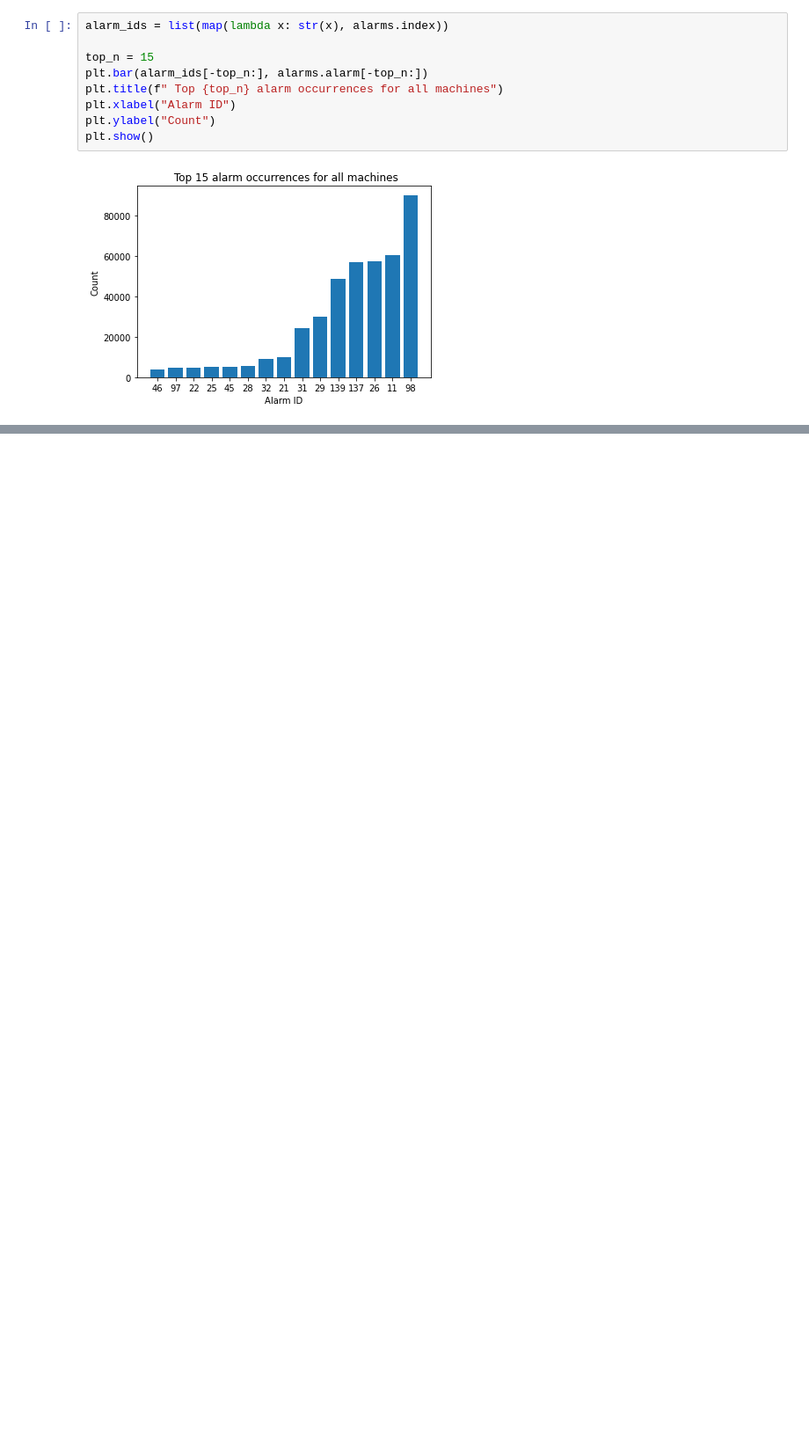
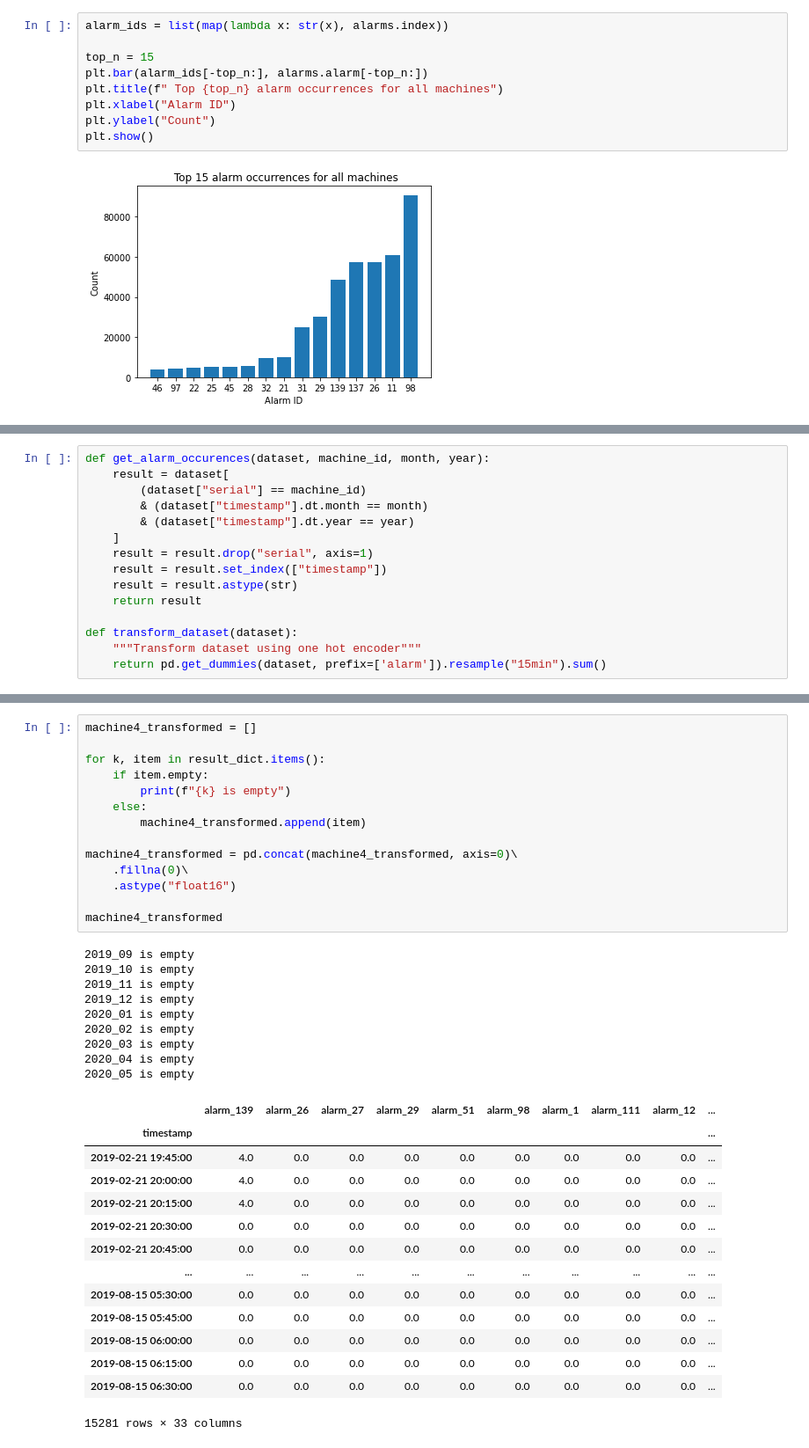
Before and after one commit to shamilnabiyev/automl-time-series, a Jupyter notebook: notebooks/alarm-logs-packaging-industry.ipynb, the cells around one changed output, grey strips where cells are left out. Shown at 88% size. Saved outputs shown, nothing was run; the diff lists cells and outputs as text; blank space fills up the shorter version.

```diff
--- a/notebooks/alarm-logs-packaging-industry.ipynb
+++ b/notebooks/alarm-logs-packaging-industry.ipynb
@@ -139,0 +70,15 @@ machine_6_ohe.head()
+# %%
+def get_alarm_occurences(dataset, machine_id, month, year):
+    result = dataset[
+        (dataset["serial"] == machine_id)
+        & (dataset["timestamp"].dt.month == month)
+        & (dataset["timestamp"].dt.year == year)
+    ]
+    result = result.drop("serial", axis=1)
+    result = result.set_index(["timestamp"])
+    result = result.astype(str)
+    return result
+
+def transform_dataset(dataset):
+    """Transform dataset using one hot encoder"""
+    return pd.get_dummies(dataset, prefix=['alarm']).resample("15min").sum()
@@ -139,0 +101,38 @@ machine_6_ohe.head()
+# %%
+machine4_transformed = []
+
+for k, item in result_dict.items():
+    if item.empty:
+        print(f"{k} is empty")
+    else:
+        machine4_transformed.append(item)
+
+machine4_transformed = pd.concat(machine4_transformed, axis=0)\
+    .fillna(0)\
+    .astype("float16")
+
+machine4_transformed
+# %% [output]
+2019_09 is empty
+2019_10 is empty
+2019_11 is empty
+2019_12 is empty
+2020_01 is empty
+2020_02 is empty
+2020_03 is empty
+2020_04 is empty
+2020_05 is empty
+|  | alarm_139 | alarm_26 | alarm_27 | alarm_29 | alarm_51 | alarm_98 | alarm_1 | alarm_111 | alarm_12 | ... |
+| timestamp |  |  |  |  |  |  |  |  |  | ... |
+| 2019-02-21 19:45:00 | 4.0 | 0.0 | 0.0 | 0.0 | 0.0 | 0.0 | 0.0 | 0.0 | 0.0 | ... |
+| 2019-02-21 20:00:00 | 4.0 | 0.0 | 0.0 | 0.0 | 0.0 | 0.0 | 0.0 | 0.0 | 0.0 | ... |
+| 2019-02-21 20:15:00 | 4.0 | 0.0 | 0.0 | 0.0 | 0.0 | 0.0 | 0.0 | 0.0 | 0.0 | ... |
+| 2019-02-21 20:30:00 | 0.0 | 0.0 | 0.0 | 0.0 | 0.0 | 0.0 | 0.0 | 0.0 | 0.0 | ... |
+| 2019-02-21 20:45:00 | 0.0 | 0.0 | 0.0 | 0.0 | 0.0 | 0.0 | 0.0 | 0.0 | 0.0 | ... |
+| ... | ... | ... | ... | ... | ... | ... | ... | ... | ... | ... |
+| 2019-08-15 05:30:00 | 0.0 | 0.0 | 0.0 | 0.0 | 0.0 | 0.0 | 0.0 | 0.0 | 0.0 | ... |
+| 2019-08-15 05:45:00 | 0.0 | 0.0 | 0.0 | 0.0 | 0.0 | 0.0 | 0.0 | 0.0 | 0.0 | ... |
+| 2019-08-15 06:00:00 | 0.0 | 0.0 | 0.0 | 0.0 | 0.0 | 0.0 | 0.0 | 0.0 | 0.0 | ... |
+| 2019-08-15 06:15:00 | 0.0 | 0.0 | 0.0 | 0.0 | 0.0 | 0.0 | 0.0 | 0.0 | 0.0 | ... |
+| 2019-08-15 06:30:00 | 0.0 | 0.0 | 0.0 | 0.0 | 0.0 | 0.0 | 0.0 | 0.0 | 0.0 | ... |
+15281 rows × 33 columns
```
Also changed, not shown: parts of 13 cells of this notebook.
